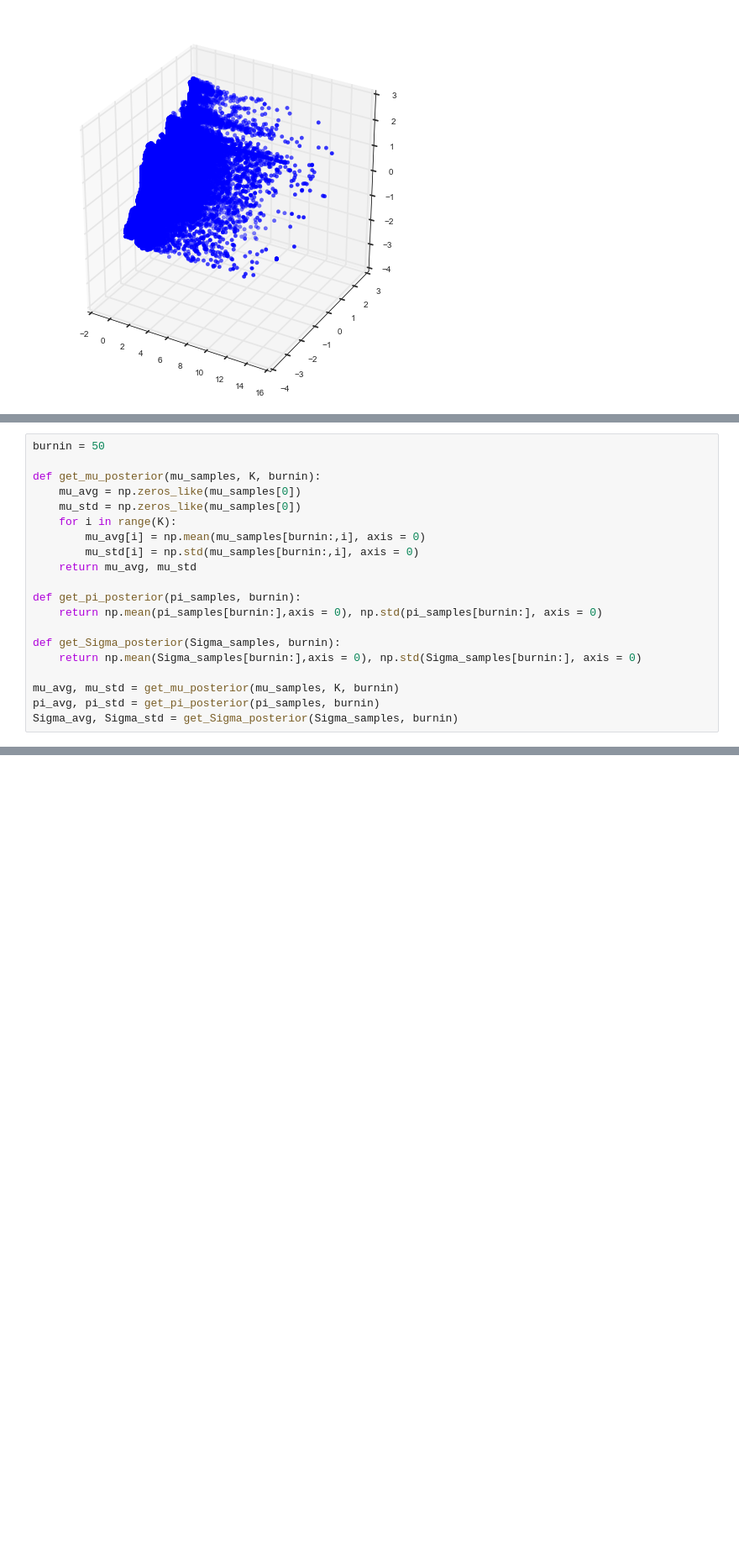
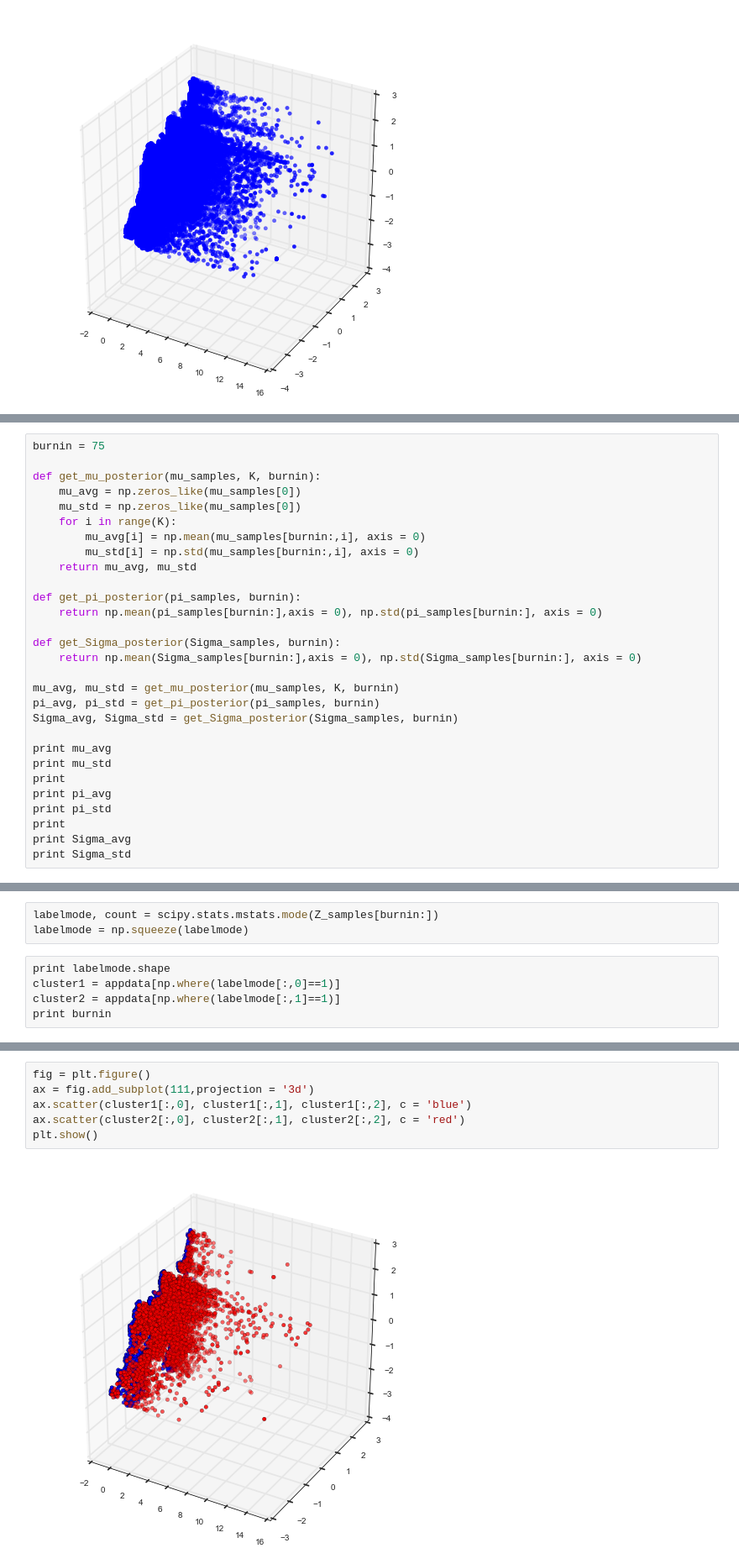
Before and after one commit to onefishy/Boston311, a Jupyter notebook: Code/realclustering.ipynb, the cells around one changed output, grey strips where cells are left out. Shown at 84% size. Cells and saved outputs as stored; diff of their text form; blank space fills up the shorter version.

```diff
--- a/Code/realclustering.ipynb
+++ b/Code/realclustering.ipynb
@@ -320,5 +322,5 @@ Z_samples, pi_samples, mu_samples, Sigma_samples, nu_samples, V_samples, m_sampl
 # %%
-burnin = 50
+burnin = 75
 
 def get_mu_posterior(mu_samples, K, burnin):
     mu_avg = np.zeros_like(mu_samples[0])
@@ -337,3 +339,12 @@ def get_Sigma_posterior(Sigma_samples, burnin):
 mu_avg, mu_std = get_mu_posterior(mu_samples, K, burnin)
 pi_avg, pi_std = get_pi_posterior(pi_samples, burnin)
 Sigma_avg, Sigma_std = get_Sigma_posterior(Sigma_samples, burnin)
+
+print mu_avg
+print mu_std
+print
+print pi_avg
+print pi_std
+print
+print Sigma_avg
+print Sigma_std
@@ -379,0 +395,8 @@ plt.show()
+# %%
+labelmode, count = scipy.stats.mstats.mode(Z_samples[burnin:])
+labelmode = np.squeeze(labelmode)
+# %%
+print labelmode.shape
+cluster1 = appdata[np.where(labelmode[:,0]==1)]
+cluster2 = appdata[np.where(labelmode[:,1]==1)]
+print burnin
@@ -379,0 +416,8 @@ plt.show()
+# %%
+fig = plt.figure()
+ax = fig.add_subplot(111,projection = '3d')
+ax.scatter(cluster1[:,0], cluster1[:,1], cluster1[:,2], c = 'blue')
+ax.scatter(cluster2[:,0], cluster2[:,1], cluster2[:,2], c = 'red')
+plt.show()
+# %% [output]
+[figure, added]
```
Also changed, not shown: parts of 24 cells of this notebook.
